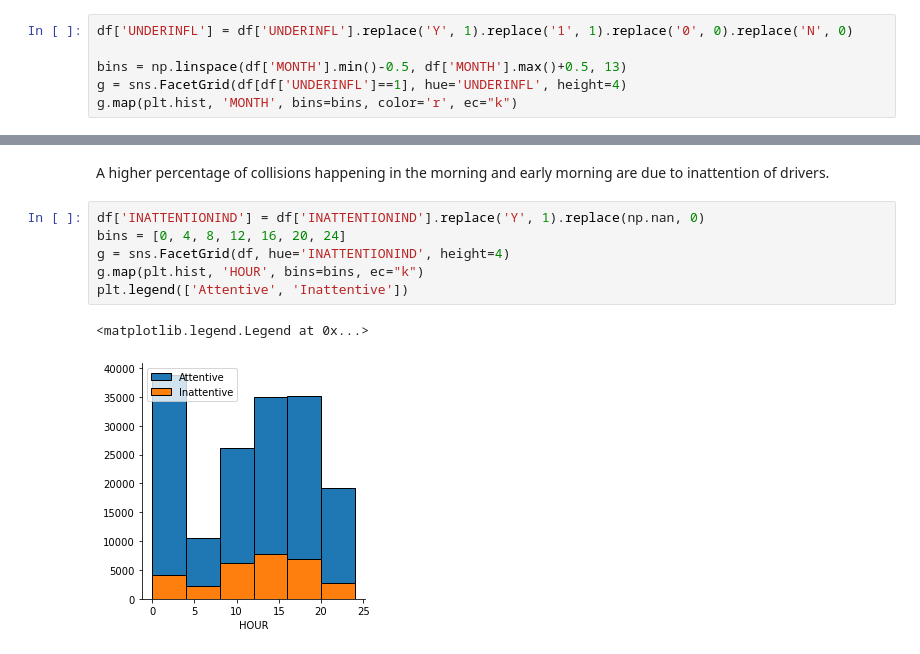
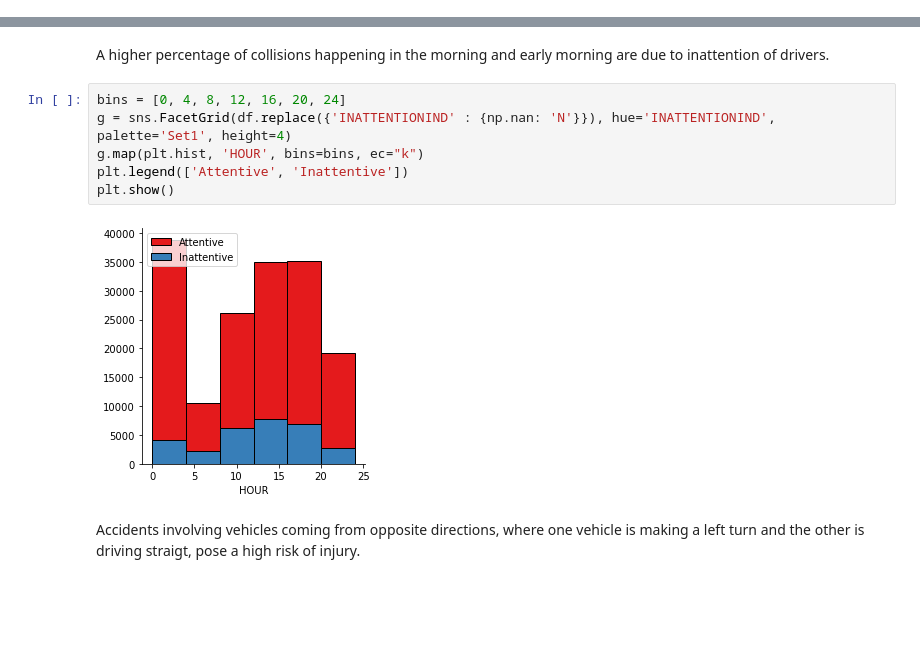
Before and after one commit to KadirMourat/Car-accident-severity, a Jupyter notebook: Report.ipynb, the cells around one changed output, grey strips where cells are left out. Cells and saved outputs as stored; diff of their text form; blank space fills up the shorter version.

```diff
--- a/Report.ipynb
+++ b/Report.ipynb
@@ -77,6 +81,0 @@ There are more incidents under influence during winter season.
-# %%
-df['UNDERINFL'] = df['UNDERINFL'].replace('Y', 1).replace('1', 1).replace('0', 0).replace('N', 0)
-
-bins = np.linspace(df['MONTH'].min()-0.5, df['MONTH'].max()+0.5, 13)
-g = sns.FacetGrid(df[df['UNDERINFL']==1], hue='UNDERINFL', height=4)
-g.map(plt.hist, 'MONTH', bins=bins, color='r', ec="k")
@@ -108,11 +150,12 @@ plt.legend(['Property Damage Only Collision ', 'Injury Collision'])
 # %% [markdown]
 A higher percentage of collisions happening in the morning and early morning are due to inattention of drivers.
 # %%
-df['INATTENTIONIND'] = df['INATTENTIONIND'].replace('Y', 1).replace(np.nan, 0)
 bins = [0, 4, 8, 12, 16, 20, 24]
-g = sns.FacetGrid(df, hue='INATTENTIONIND', height=4)
+g = sns.FacetGrid(df.replace({'INATTENTIONIND' : {np.nan: 'N'}}), hue='INATTENTIONIND', palette='Set1', height=4)
 g.map(plt.hist, 'HOUR', bins=bins, ec="k")
 plt.legend(['Attentive', 'Inattentive'])
+plt.show()
 # %% [output]
-<matplotlib.legend.Legend at 0x...>
-[figure, old version]
+[figure, new version]
+# %% [markdown]
+Accidents involving vehicles coming from opposite directions, where one vehicle is making a left turn and the other is driving straigt, pose a high risk of injury.
```
Also changed, not shown: parts of 106 cells of this notebook.
